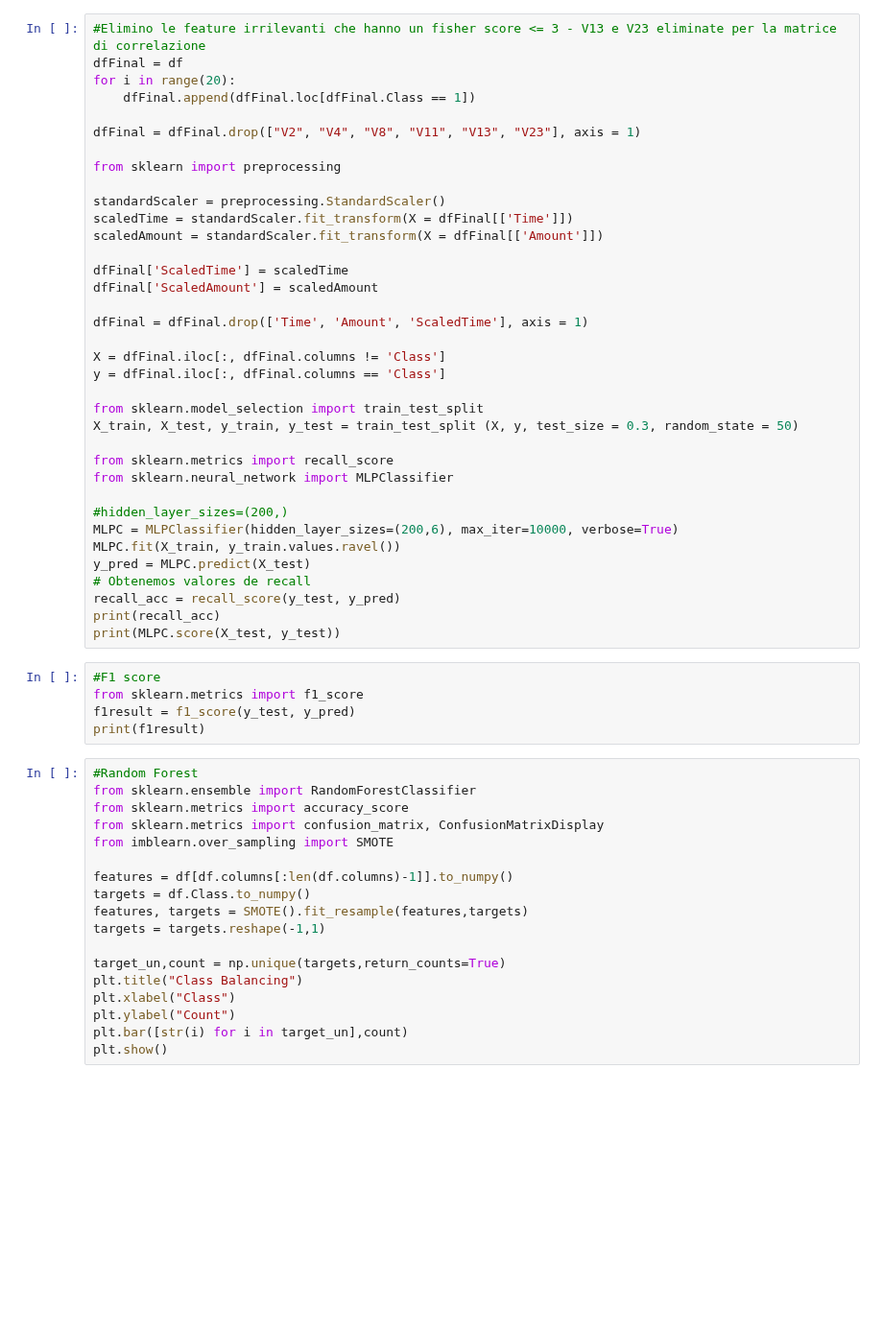
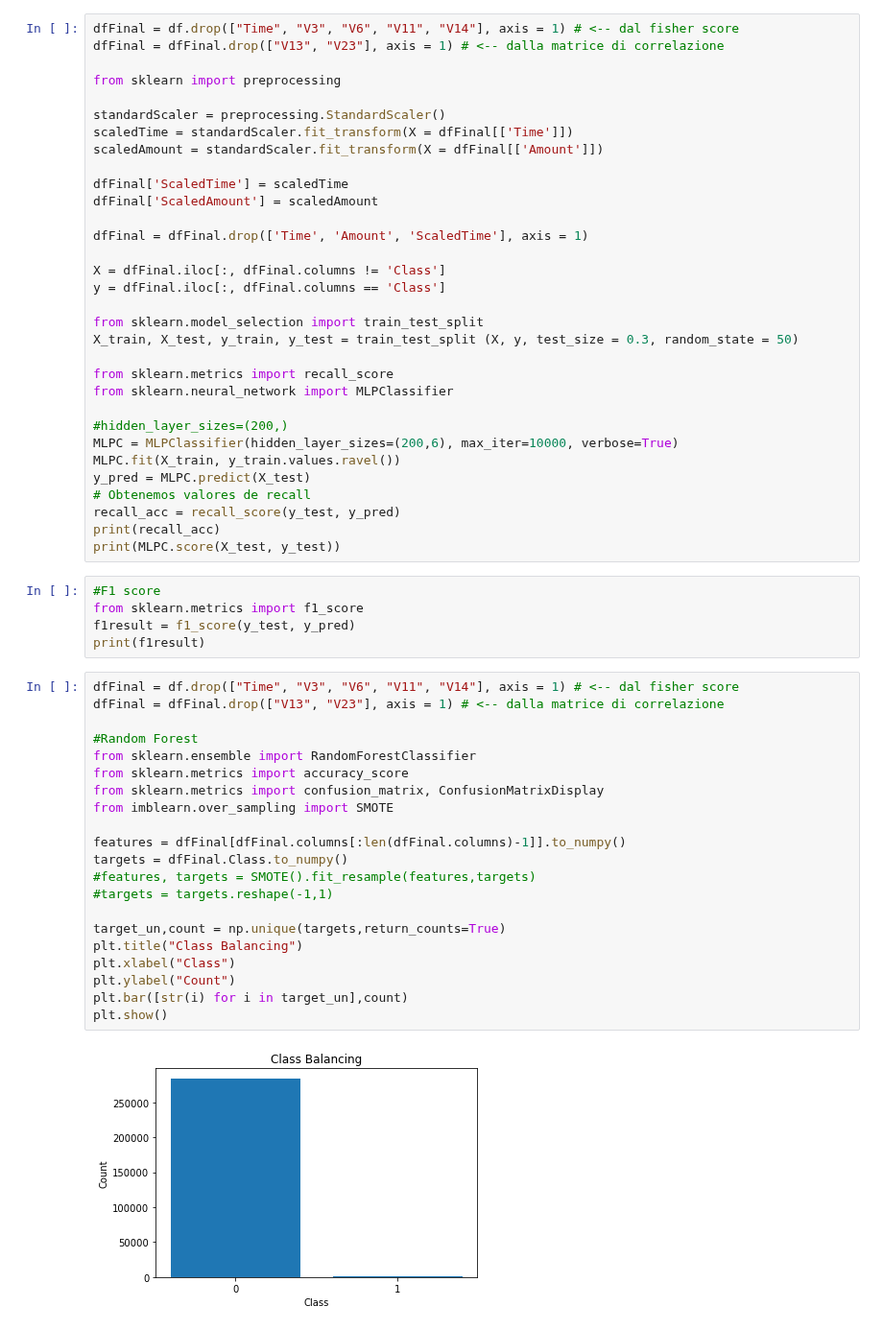
Before and after one commit to giridhar123/BigData, a Jupyter notebook: Notebook.ipynb, the cells around one changed output. Shown at 96% size. Saved outputs shown, nothing was run; the diff lists cells and outputs as text; blank space fills up the shorter version.

```diff
--- a/Notebook.ipynb
+++ b/Notebook.ipynb
@@ -205,10 +226,6 @@ print(idx)
 # %%
-#Elimino le feature irrilevanti che hanno un fisher score <= 3 - V13 e V23 eliminate per la matrice di correlazione
-dfFinal = df
-for i in range(20):
-    dfFinal.append(dfFinal.loc[dfFinal.Class == 1])
-
-dfFinal = dfFinal.drop(["V2", "V4", "V8", "V11", "V13", "V23"], axis = 1)
+dfFinal = df.drop(["Time", "V3", "V6", "V11", "V14"], axis = 1) # <-- dal fisher score
+dfFinal = dfFinal.drop(["V13", "V23"], axis = 1) # <-- dalla matrice di correlazione
 
 from sklearn import preprocessing
 
@@ -244,21 +261,26 @@ from sklearn.metrics import f1_score
 f1result = f1_score(y_test, y_pred)
 print(f1result)
 # %%
+dfFinal = df.drop(["Time", "V3", "V6", "V11", "V14"], axis = 1) # <-- dal fisher score
+dfFinal = dfFinal.drop(["V13", "V23"], axis = 1) # <-- dalla matrice di correlazione
+
 #Random Forest
 from sklearn.ensemble import RandomForestClassifier
 from sklearn.metrics import accuracy_score
 from sklearn.metrics import confusion_matrix, ConfusionMatrixDisplay
 from imblearn.over_sampling import SMOTE
 
-features = df[df.columns[:len(df.columns)-1]].to_numpy()
-targets = df.Class.to_numpy()
-features, targets = SMOTE().fit_resample(features,targets)
-targets = targets.reshape(-1,1)
+features = dfFinal[dfFinal.columns[:len(dfFinal.columns)-1]].to_numpy()
+targets = dfFinal.Class.to_numpy()
+#features, targets = SMOTE().fit_resample(features,targets)
+#targets = targets.reshape(-1,1)
 
 target_un,count = np.unique(targets,return_counts=True)
 plt.title("Class Balancing")
 plt.xlabel("Class")
 plt.ylabel("Count")
 plt.bar([str(i) for i in target_un],count)
 plt.show()
+# %% [output]
+[figure, added]
 # %%
```
Also changed, not shown: parts of 8 cells of this notebook.
